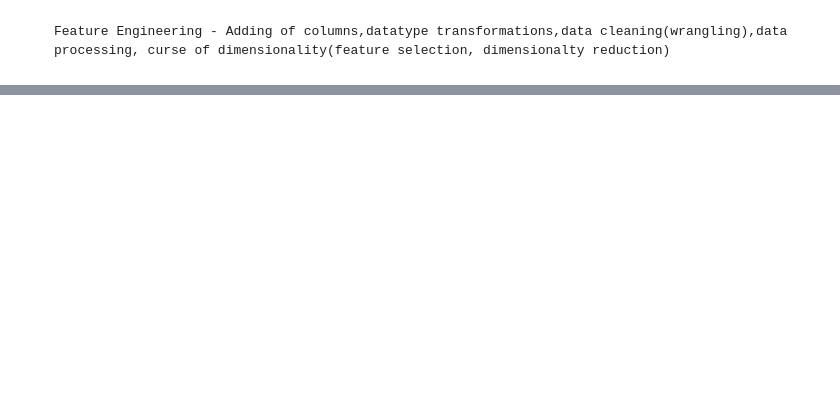
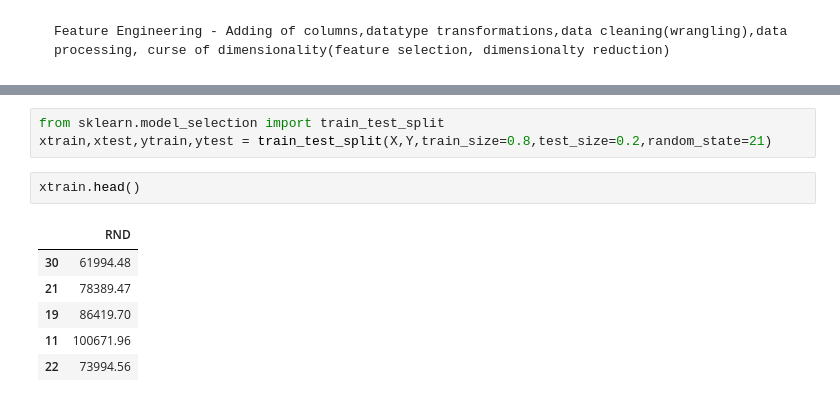
Before and after one commit to rushidhende06-pixel/Machine-learning, a Jupyter notebook: linear regression/Simple Linear Regression.ipynb, the cells around one changed output, grey strips where cells are left out. Drawn from its saved outputs; the diff is of its cells as text; blank space fills up the shorter version.

```diff
--- a/linear regression/Simple Linear Regression.ipynb
+++ b/linear regression/Simple Linear Regression.ipynb
@@ -99,0 +135,12 @@ Y.head()
+# %%
+from sklearn.model_selection import train_test_split
+xtrain,xtest,ytrain,ytest = train_test_split(X,Y,train_size=0.8,test_size=0.2,random_state=21)
+# %%
+xtrain.head()
+# %% [output]
+|  | RND |
+| 30 | 61994.48 |
+| 21 | 78389.47 |
+| 19 | 86419.70 |
+| 11 | 100671.96 |
+| 22 | 73994.56 |
```
Also changed, not shown: parts of 20 cells of this notebook.
